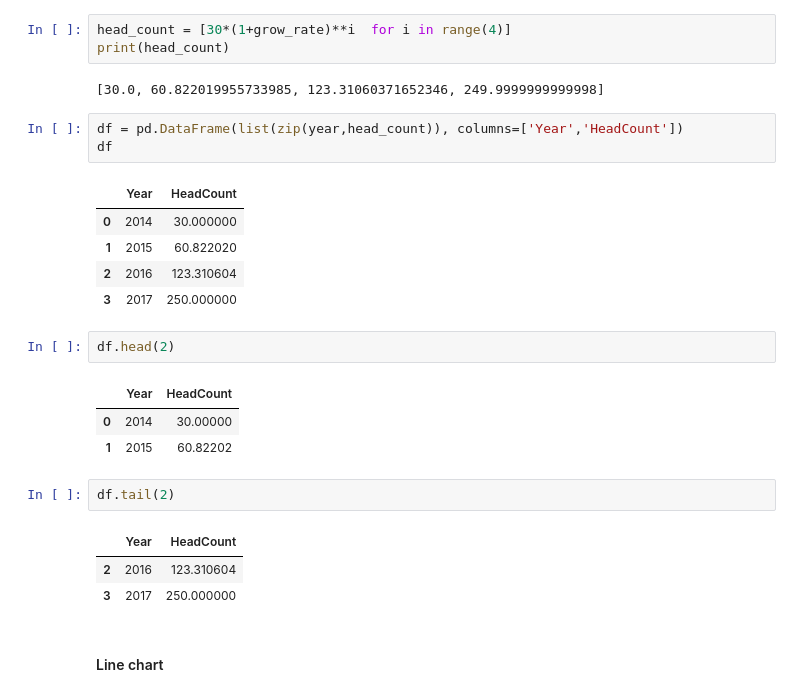
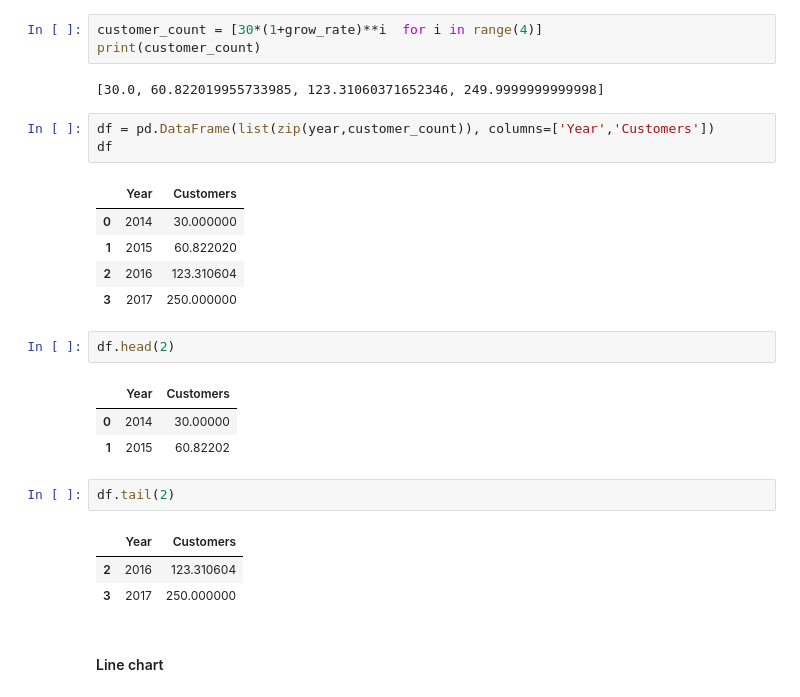
Before and after one commit to wgong/open_source_learning, a Jupyter notebook: fun_with_jupyter.ipynb, the cells around one changed output. Cells and saved outputs as stored; diff of their text form.

```diff
--- a/fun_with_jupyter.ipynb
+++ b/fun_with_jupyter.ipynb
@@ -285,15 +329,15 @@ grow_rate
 # %%
 year = [2014, 2015, 2016, 2017]
 # %%
-head_count = [30*(1+grow_rate)**i  for i in range(4)]
-print(head_count)
+customer_count = [30*(1+grow_rate)**i  for i in range(4)]
+print(customer_count)
 # %% [output]
 [30.0, 60.822019955733985, 123.31060371652346, 249.9999999999998]
 # %%
-df = pd.DataFrame(list(zip(year,head_count)), columns=['Year','HeadCount'])
+df = pd.DataFrame(list(zip(year,customer_count)), columns=['Year','Customers'])
 df
 # %% [output]
-|  | Year | HeadCount |
+|  | Year | Customers |
 | 0 | 2014 | 30.000000 |
 | 1 | 2015 | 60.822020 |
 | 2 | 2016 | 123.310604 |
@@ -301,13 +345,13 @@ df
 # %%
 df.head(2)
 # %% [output]
-|  | Year | HeadCount |
+|  | Year | Customers |
 | 0 | 2014 | 30.00000 |
 | 1 | 2015 | 60.82202 |
 # %%
 df.tail(2)
 # %% [output]
-|  | Year | HeadCount |
+|  | Year | Customers |
 | 2 | 2016 | 123.310604 |
 | 3 | 2017 | 250.000000 |
 # %% [markdown]
```
Also changed, not shown: parts of 44 cells of this notebook.
